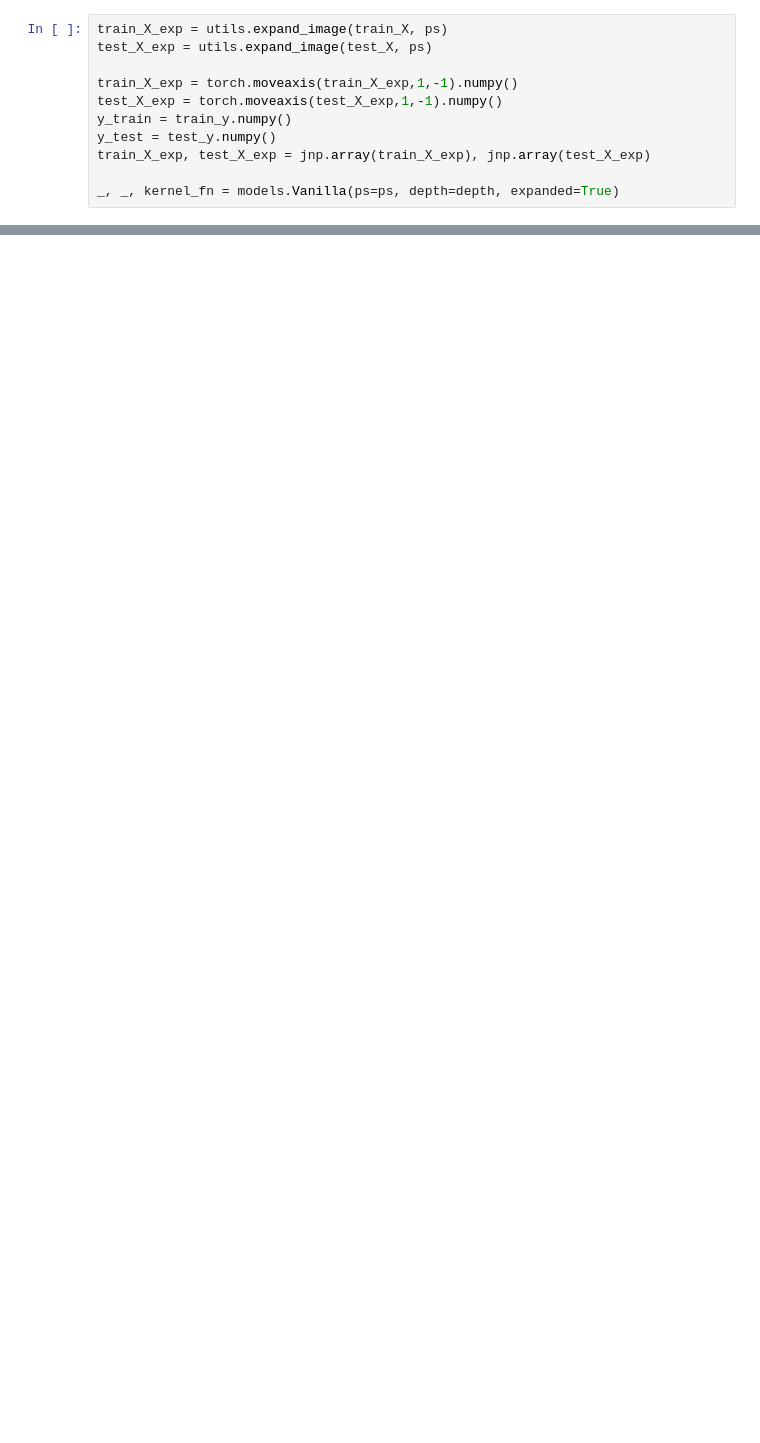
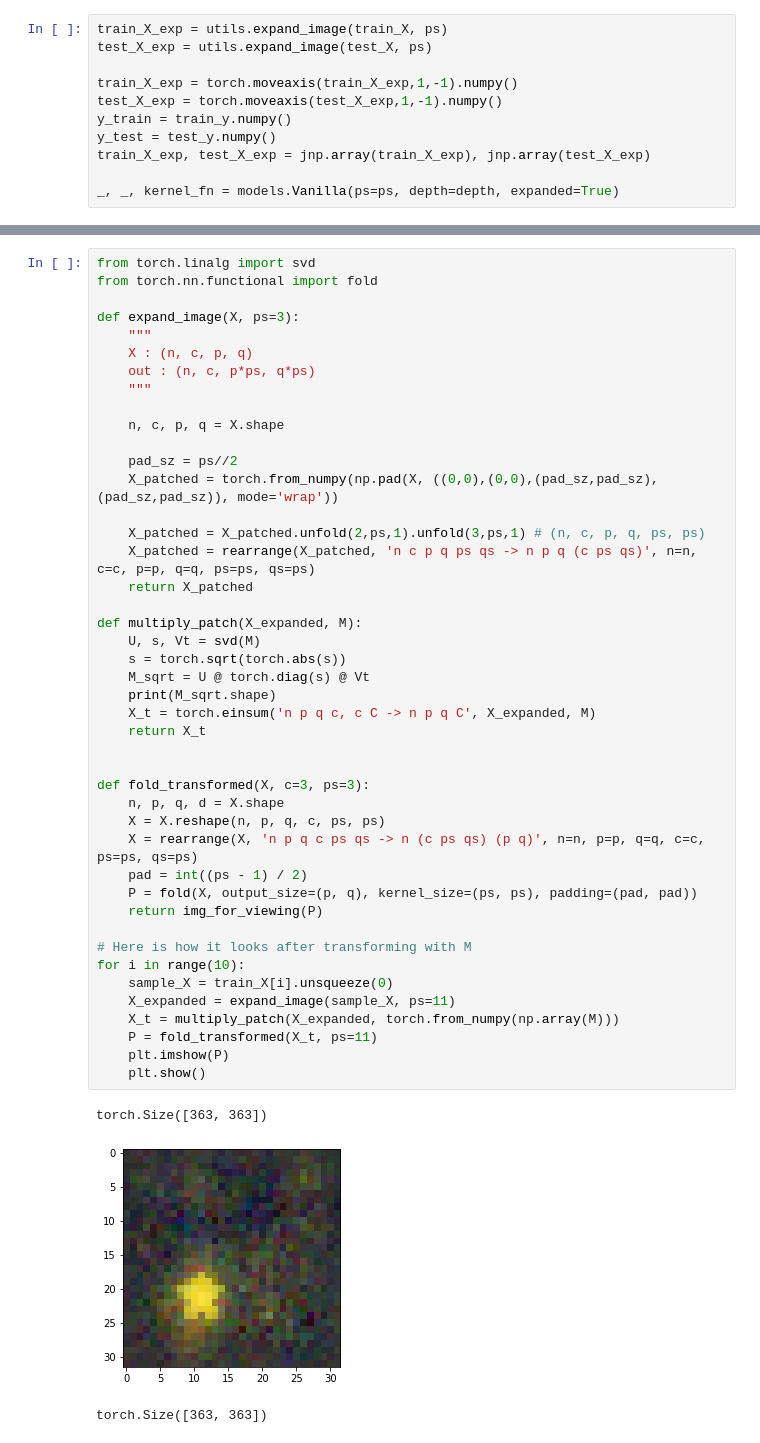
Before and after one commit to aradha/agop_feature_learning, a Jupyter notebook: kernel_machine_agop/conv_rfm/CRFM_star.ipynb, the cells around one changed output, grey strips where cells are left out. Cells and saved outputs as stored; diff of their text form; blank space fills up the shorter version.

```diff
--- a/kernel_machine_agop/conv_rfm/CRFM_star.ipynb
+++ b/kernel_machine_agop/conv_rfm/CRFM_star.ipynb
@@ -252,0 +181,48 @@ for k in range(topk):
+# %%
+from torch.linalg import svd
+from torch.nn.functional import fold
+
+def expand_image(X, ps=3):
+    """
+    X : (n, c, p, q)
+    out : (n, c, p*ps, q*ps)
+    """
+
+    n, c, p, q = X.shape
+
+    pad_sz = ps//2
+    X_patched = torch.from_numpy(np.pad(X, ((0,0),(0,0),(pad_sz,pad_sz),(pad_sz,pad_sz)), mode='wrap'))
+
+    X_patched = X_patched.unfold(2,ps,1).unfold(3,ps,1) # (n, c, p, q, ps, ps)
+    X_patched = rearrange(X_patched, 'n c p q ps qs -> n p q (c ps qs)', n=n, c=c, p=p, q=q, ps=ps, qs=ps)
+    return X_patched
+
+def multiply_patch(X_expanded, M):
+    U, s, Vt = svd(M)
+    s = torch.sqrt(torch.abs(s))
+    M_sqrt = U @ torch.diag(s) @ Vt
+    print(M_sqrt.shape)
+    X_t = torch.einsum('n p q c, c C -> n p q C', X_expanded, M)
+    return X_t
+
+
+def fold_transformed(X, c=3, ps=3):
+    n, p, q, d = X.shape
+    X = X.reshape(n, p, q, c, ps, ps)
+    X = rearrange(X, 'n p q c ps qs -> n (c ps qs) (p q)', n=n, p=p, q=q, c=c, ps=ps, qs=ps)
+    pad = int((ps - 1) / 2)
+    P = fold(X, output_size=(p, q), kernel_size=(ps, ps), padding=(pad, pad))
+    return img_for_viewing(P)
+
+# Here is how it looks after transforming with M
+for i in range(10):
+    sample_X = train_X[i].unsqueeze(0)
+    X_expanded = expand_image(sample_X, ps=11)
+    X_t = multiply_patch(X_expanded, torch.from_numpy(np.array(M)))
+    P = fold_transformed(X_t, ps=11)
+    plt.imshow(P)
+    plt.show()
+# %% [output]
+torch.Size([363, 363])
+[figure, added]
+torch.Size([363, 363])
```
Also changed, not shown: parts of 8 cells of this notebook, 1 other file.
